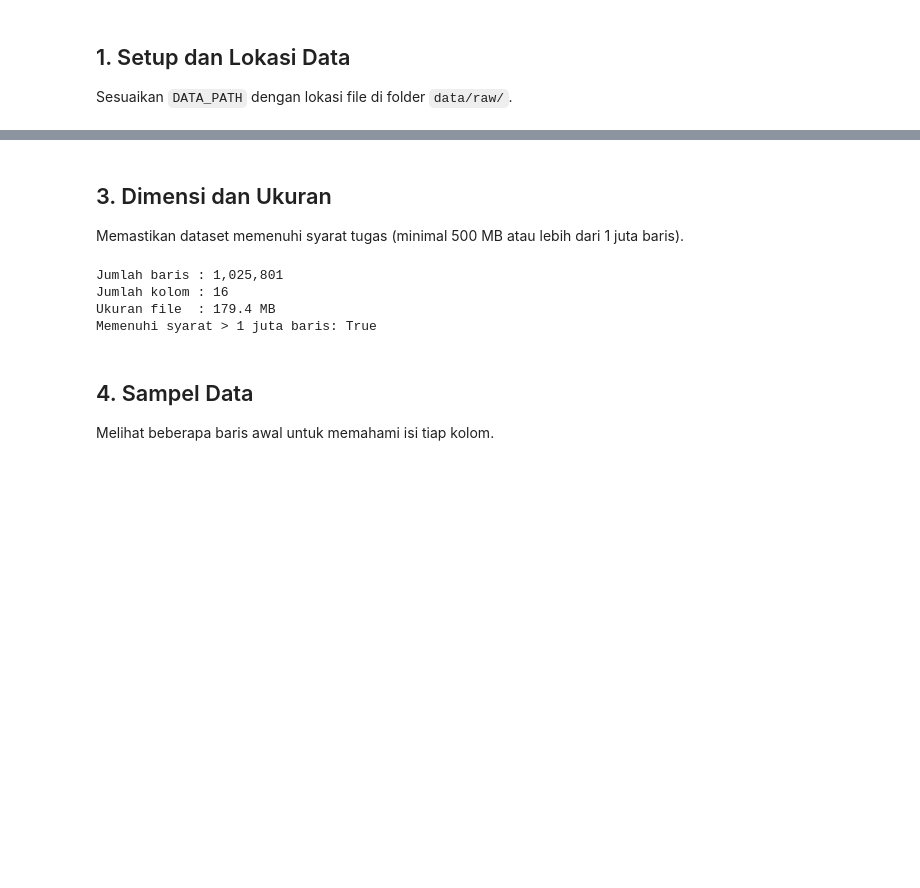
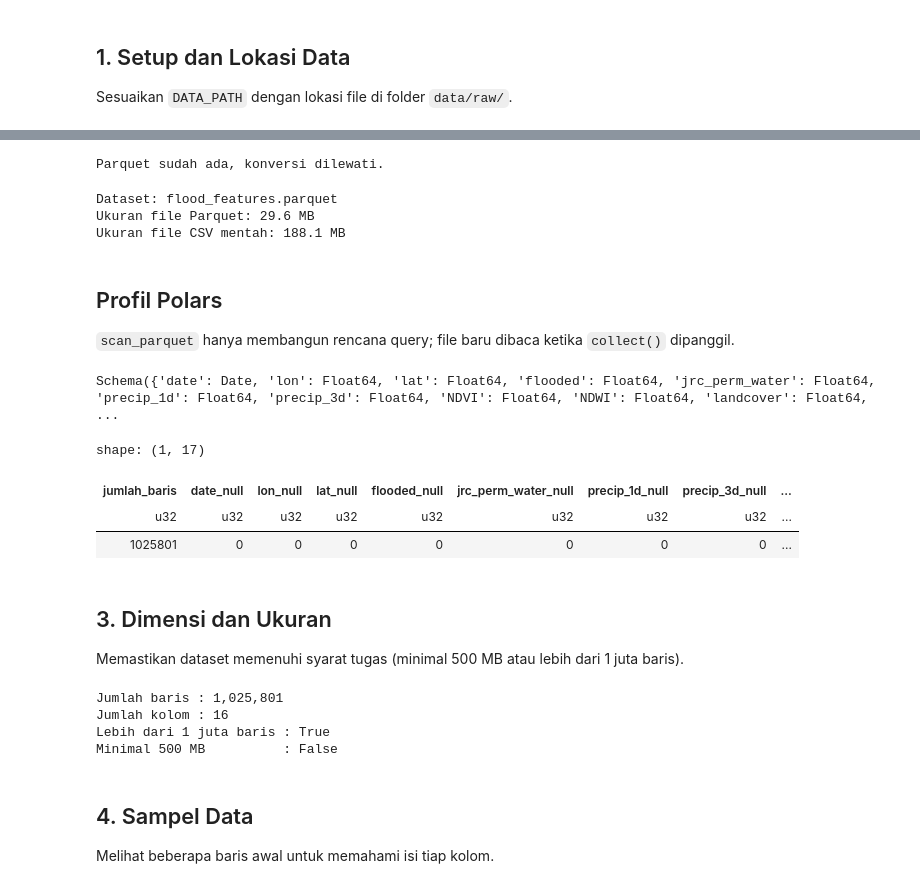
Before and after one commit to fatimatus101/tugas1-fatimatus101, a Jupyter notebook: notebooks/01_data_profiling.ipynb, the cells around one changed output, grey strips where cells are left out. Cells and saved outputs as stored; diff of their text form; code cells hidden in the pictures; blank space fills up the shorter version.

```diff
--- a/notebooks/01_data_profiling.ipynb
+++ b/notebooks/01_data_profiling.ipynb
@@ -61,19 +57,66 @@ Schema([('date', Date),
+# %%
+if not DATA_PATH.exists():
+    if not RAW_CSV.exists():
+        raise FileNotFoundError(
+            f"CSV tidak ditemukan: {RAW_CSV}. "
+            "Unduh data ke data/raw/ (lihat data/README.md) lalu sesuaikan RAW_CSV."
+        )
+    DATA_PATH.parent.mkdir(parents=True, exist_ok=True)
+    t0 = time.perf_counter()
+    pl.scan_csv(RAW_CSV, try_parse_dates=True).sink_parquet(DATA_PATH)
+    print(f"Konversi selesai dalam {time.perf_counter() - t0:.2f} detik")
+else:
+    print("Parquet sudah ada, konversi dilewati.")
+# %% [output]
+Parquet sudah ada, konversi dilewati.
+# %%
+if not DATA_PATH.exists():
+    raise FileNotFoundError(
+        f'Dataset tidak ditemukan: {DATA_PATH}. '
+        'Unduh data ke data/raw/ lalu sesuaikan DATA_PATH.'
+    )
+
+print(f'Dataset: {DATA_PATH.name}')
+print(f'Ukuran file Parquet: {DATA_PATH.stat().st_size / 1_000_000:.1f} MB')
+print(f'Ukuran file CSV mentah: {RAW_CSV.stat().st_size / 1_000_000:.1f} MB')
+# %% [output]
+Dataset: flood_features.parquet
+Ukuran file Parquet: 29.6 MB
+Ukuran file CSV mentah: 188.1 MB
+# %% [markdown]
+## Profil Polars
+`scan_parquet` hanya membangun rencana query; file baru dibaca ketika `collect()` dipanggil.
+# %%
+lazy_data = pl.scan_parquet(DATA_PATH)
+print(lazy_data.collect_schema())
+
+ringkasan = lazy_data.select([
+    pl.len().alias('jumlah_baris'),
+    pl.all().null_count().name.suffix('_null'),
+]).collect()
+ringkasan
+# %% [output]
+Schema({'date': Date, 'lon': Float64, 'lat': Float64, 'flooded': Float64, 'jrc_perm_water': Float64, 'precip_1d': Float64, 'precip_3d': Float64, 'NDVI': Float64, 'NDWI': Float64, 'landcover': Float64, ...
+shape: (1, 17)
+| jumlah_baris | date_null | lon_null | lat_null | flooded_null | jrc_perm_water_null | precip_1d_null | precip_3d_null | ... |
+| u32 | u32 | u32 | u32 | u32 | u32 | u32 | u32 | ... |
+| 1025801 | 0 | 0 | 0 | 0 | 0 | 0 | 0 | ... |
 # %% [markdown]
 ## 3. Dimensi dan Ukuran
 Memastikan dataset memenuhi syarat tugas (minimal 500 MB atau lebih dari 1 juta baris).
 # %%
-n_rows = lf.select(pl.len()).collect().item()
-size_mb = os.path.getsize(DATA_PATH) / 1024**2
+jumlah_baris = ringkasan["jumlah_baris"][0]
+jumlah_kolom = len(lazy_data.collect_schema())
 
-print(f"Jumlah baris : {n_rows:,}")
-print(f"Jumlah kolom : {len(schema)}")
-print(f"Ukuran file  : {size_mb:.1f} MB")
-print("Memenuhi syarat > 1 juta baris:", n_rows > 1_000_000)
+print(f"Jumlah baris : {jumlah_baris:,}")
+print(f"Jumlah kolom : {jumlah_kolom}")
+print("Lebih dari 1 juta baris :", jumlah_baris > 1_000_000)
+print("Minimal 500 MB          :", RAW_CSV.stat().st_size / 1024**2 >= 500)
 # %% [output]
 Jumlah baris : 1,025,801
 Jumlah kolom : 16
-Ukuran file  : 179.4 MB
-Memenuhi syarat > 1 juta baris: True
+Lebih dari 1 juta baris : True
+Minimal 500 MB          : False
 # %% [markdown]
 ## 4. Sampel Data
 Melihat beberapa baris awal untuk memahami isi tiap kolom.
```
Also changed, not shown: parts of 26 cells of this notebook.
